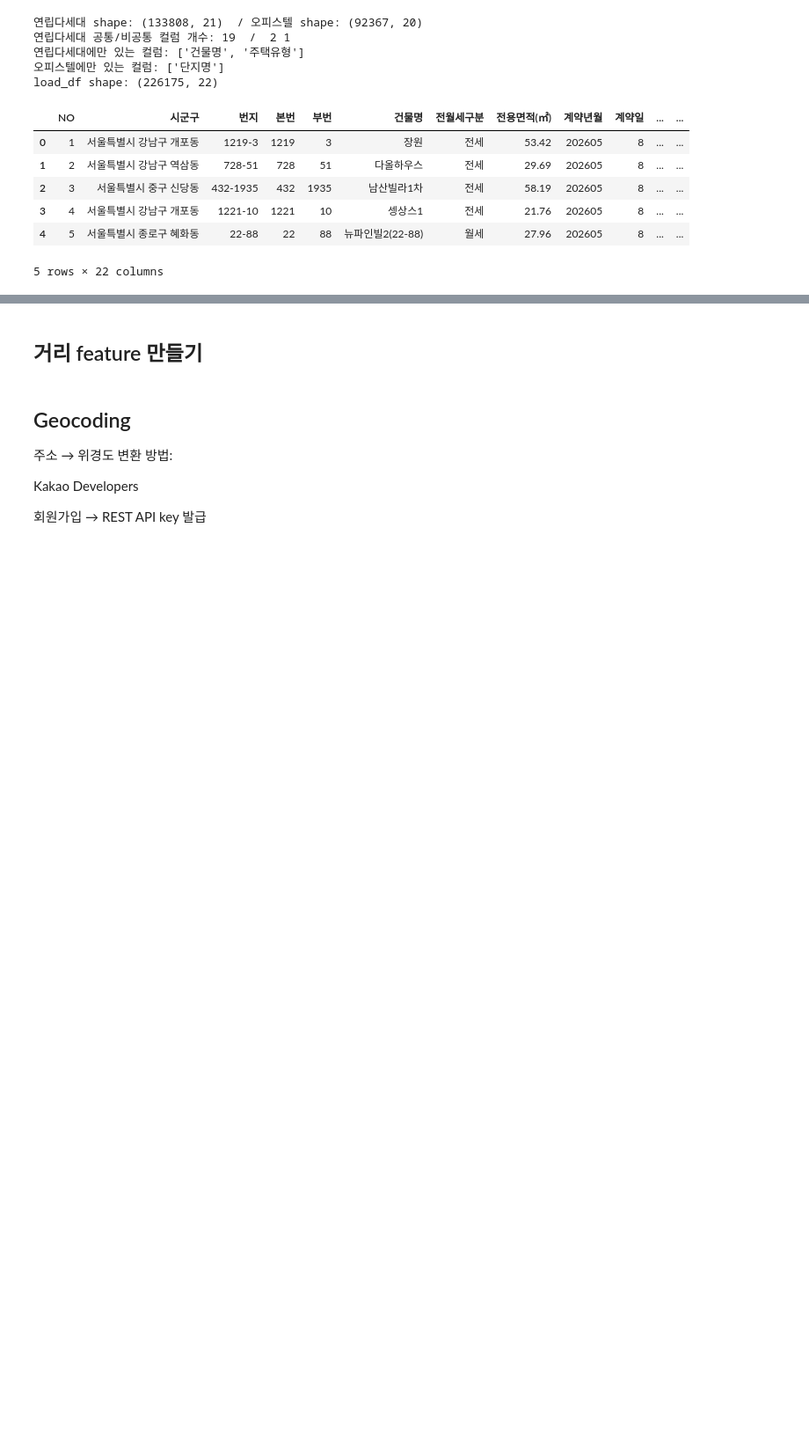
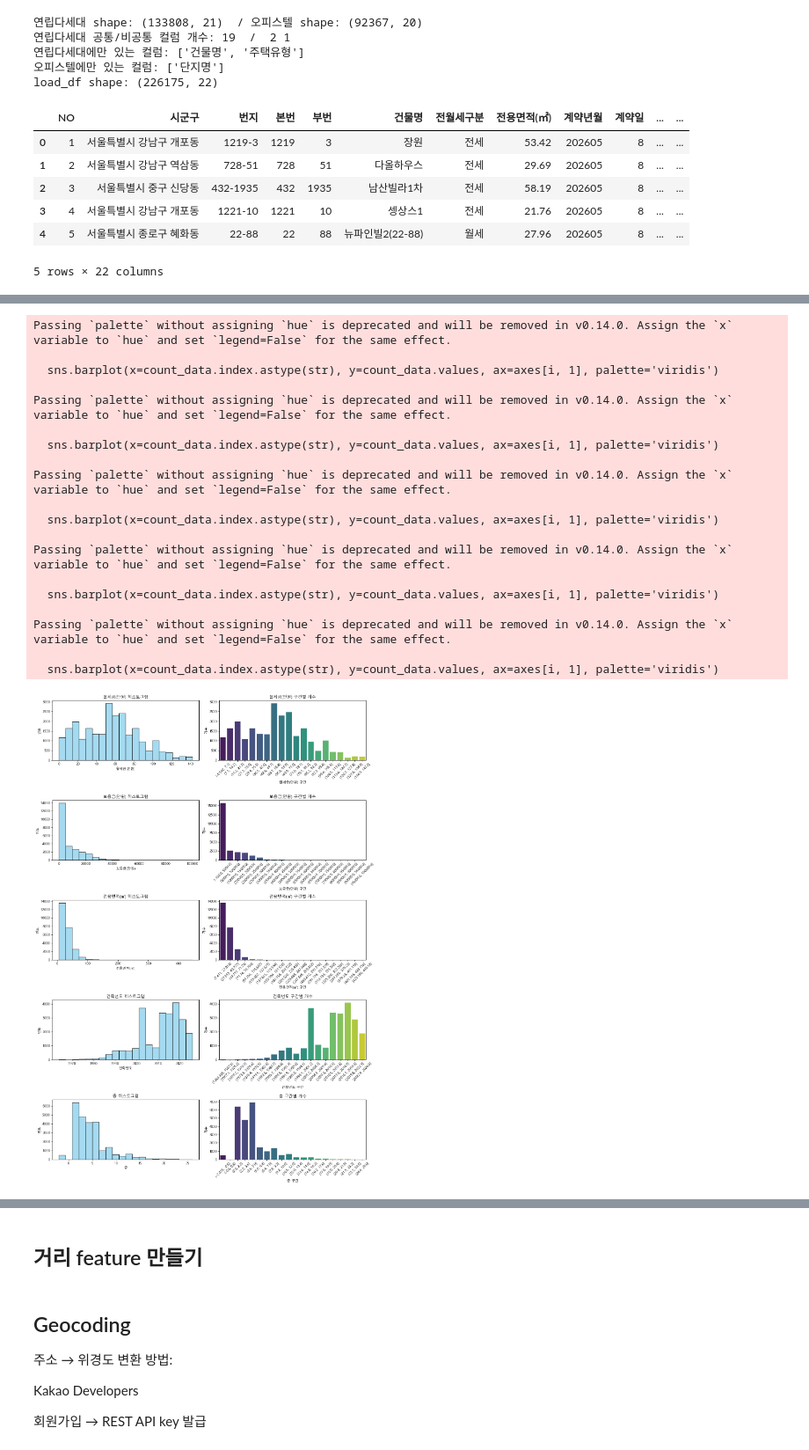
Before and after one commit to dbwofla11/campus-rent-analysis, a Jupyter notebook: 빅데이터분석_프로젝트.ipynb, the cells around one changed output, grey strips where cells are left out. Shown at 88% size. Saved outputs shown, nothing was run; the diff lists cells and outputs as text; code cells hidden in the pictures; blank space fills up the shorter version.

```diff
--- a/빅데이터분석_프로젝트.ipynb
+++ b/빅데이터분석_프로젝트.ipynb
@@ -124,4 +164,0 @@ None
-# %%
-target_gu = ['관악구','동작구','성북구','서대문구','광진구']
-
-df = df[df['시군구'].str.contains('|'.join(target_gu))]
@@ -132,4 +355,6 @@ df.isnull().sum()
 # %%
-important_cols = ['월세', '보증금', '전용면적', '건축년도', '층']
+important_cols = ['월세금(만원)', '보증금(만원)', '전용면적(㎡)', '건축년도', '층']
 
+print(f"결측치 제거 전 데이터 shape: {df.shape}")
 df = df.dropna(subset=important_cols)
+print(f"결측치 제거 후 데이터 shape: {df.shape}")
@@ -136,9 +363,0 @@ df = df.dropna(subset=important_cols)
-# %%
-# 원 데이터 자체가 의미가 있으니 정규화를 하면 안됨
-# 주소 자체에 결측값이나 깨진 값들이 존재하기에 이를 처리해주는 과정이 필요함
-# 정규식 표현으로 주소에서 시군구 정보만 추출하는 방법도 있음
-# 보통 번지수가 깨지고 , 도로명 주소가 깨지는 경우는 잘 없음
-
-df['보증금'] = df['보증금'].str.replace(',', '').astype(float)
-df['월세'] = df['월세'].astype(float)
-df['전용면적'] = df['전용면적'].astype(float)
@@ -146,0 +366,62 @@ KeyError: '보증금'
+# %%
+import matplotlib.pyplot as plt
+import seaborn as sns
+
+visual_cols = ['월세금(만원)', '보증금(만원)', '전용면적(㎡)', '건축년도', '층']
+
+bin_settings = {
+    '월세금(만원)': 20,
+    '보증금(만원)': 20,
+    '전용면적(㎡)': 20,
+    '건축년도': 20,
+    '층': 20
+}
+
+fig, axes = plt.subplots(len(visual_cols), 2, figsize=(14, 4 * len(visual_cols)))
+for i, col in enumerate(visual_cols):
+    if col not in df.columns:
+        continue
+
+    series = pd.to_numeric(df[col], errors='coerce').dropna()
+    if series.empty:
+        continue
+
+    n_bins = bin_settings.get(col, 6)
+    binned = pd.cut(series, bins=n_bins, duplicates='drop')
+    df[f'{col}_구간'] = binned
+
+    sns.histplot(series, bins=n_bins, kde=False, ax=axes[i, 0], color='skyblue')
+    axes[i, 0].set_title(f'{col} 히스토그램')
+    axes[i, 0].set_xlabel(col)
+    axes[i, 0].set_ylabel('빈도')
+
+    count_data = binned.value_counts().sort_index()
+    sns.barplot(x=count_data.index.astype(str), y=count_data.values, ax=axes[i, 1], palette='viridis')
+    axes[i, 1].set_title(f'{col} 구간별 개수')
+    axes[i, 1].set_xlabel(f'{col} 구간')
+    axes[i, 1].set_ylabel('개수')
+    axes[i, 1].tick_params(axis='x', rotation=45)
+
+fig.tight_layout()
+plt.show()
+# %% [output]
+Passing `palette` without assigning `hue` is deprecated and will be removed in v0.14.0. Assign the `x` variable to `hue` and set `legend=False` for the same effect.
+
+  sns.barplot(x=count_data.index.astype(str), y=count_data.values, ax=axes[i, 1], palette='viridis')
+
+Passing `palette` without assigning `hue` is deprecated and will be removed in v0.14.0. Assign the `x` variable to `hue` and set `legend=False` for the same effect.
+
+  sns.barplot(x=count_data.index.astype(str), y=count_data.values, ax=axes[i, 1], palette='viridis')
+
+Passing `palette` without assigning `hue` is deprecated and will be removed in v0.14.0. Assign the `x` variable to `hue` and set `legend=False` for the same effect.
+
+  sns.barplot(x=count_data.index.astype(str), y=count_data.values, ax=axes[i, 1], palette='viridis')
+
+Passing `palette` without assigning `hue` is deprecated and will be removed in v0.14.0. Assign the `x` variable to `hue` and set `legend=False` for the same effect.
+
+  sns.barplot(x=count_data.index.astype(str), y=count_data.values, ax=axes[i, 1], palette='viridis')
+
+Passing `palette` without assigning `hue` is deprecated and will be removed in v0.14.0. Assign the `x` variable to `hue` and set `legend=False` for the same effect.
+
+  sns.barplot(x=count_data.index.astype(str), y=count_data.values, ax=axes[i, 1], palette='viridis')
+[figure, added]
```
Also changed, not shown: parts of 26 cells of this notebook.
